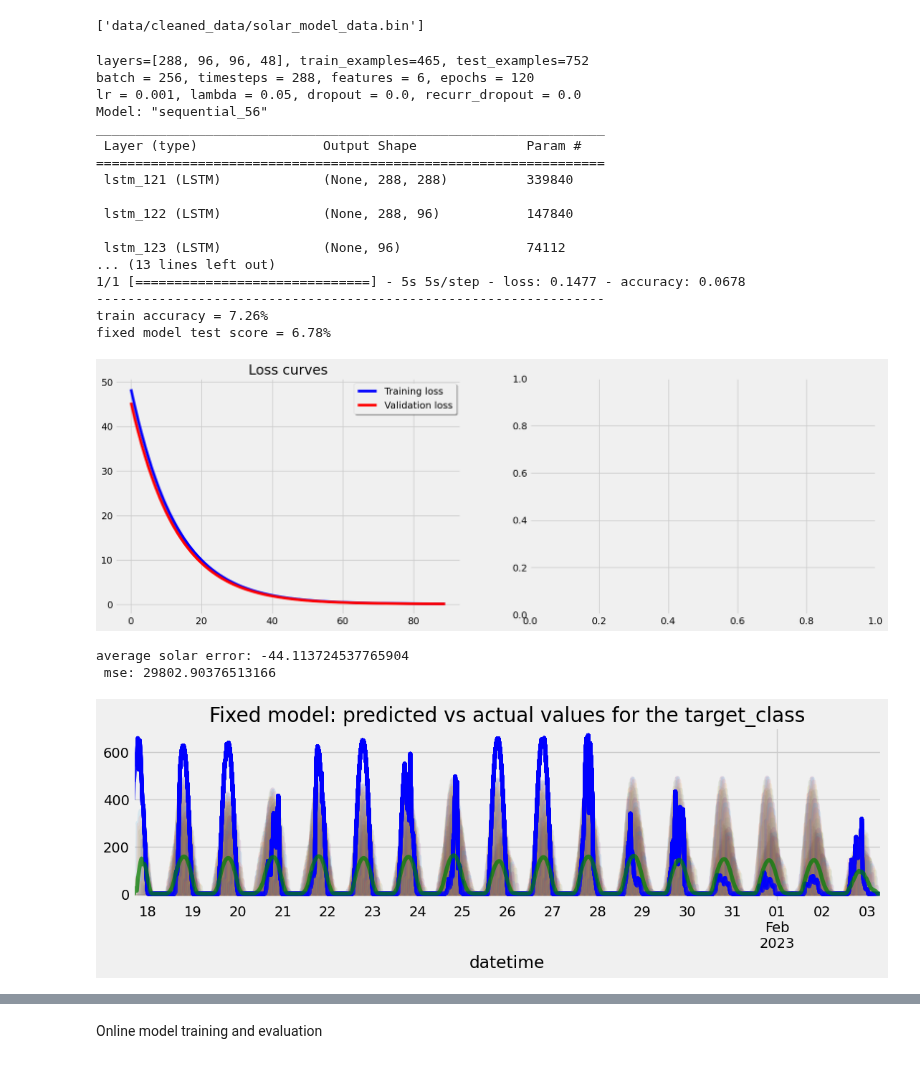
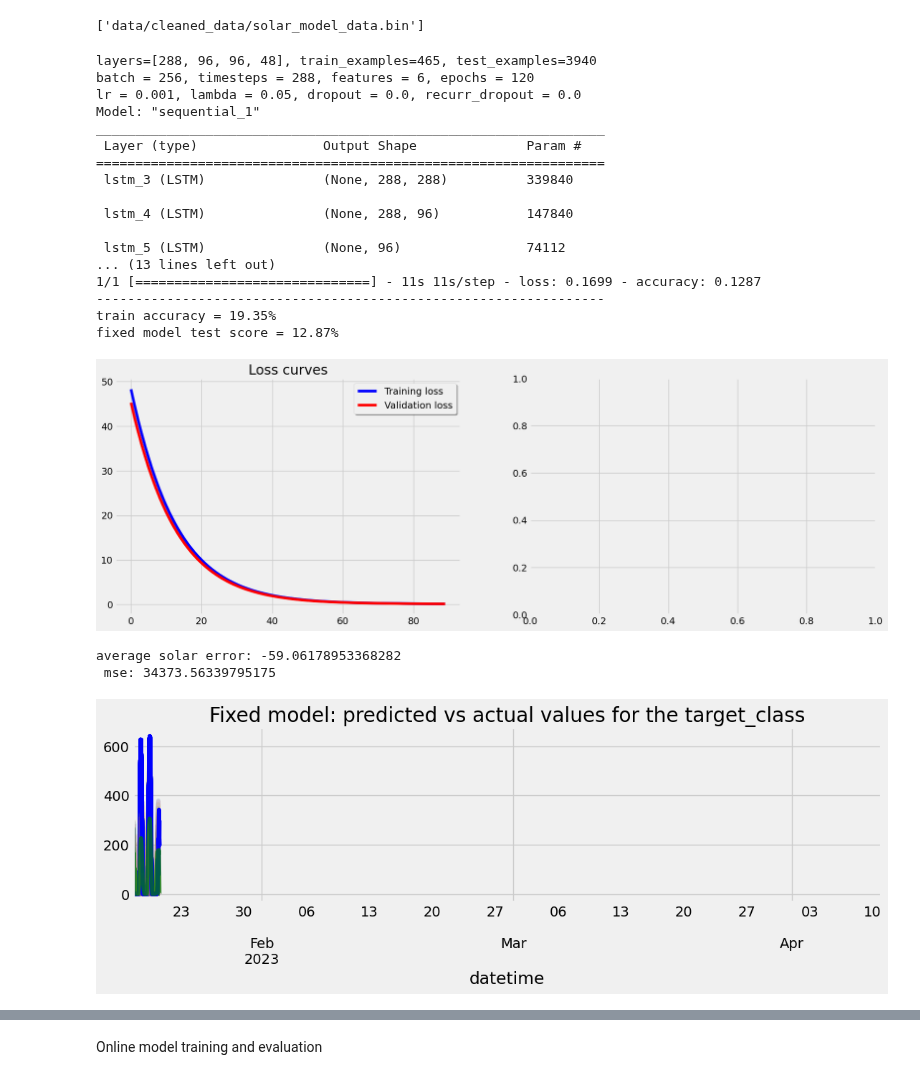
Before and after one commit to Muckthebuck/2023-Energy-kit, a Jupyter notebook: [Austin]solar_temp_predictions.ipynb, the cells around one changed output, grey strips where cells are left out. Saved outputs shown, nothing was run; the diff lists cells and outputs as text; code cells hidden in the pictures.

Commit message:
models and dataset updated

```diff
--- a/[Austin]solar_temp_predictions.ipynb
+++ b/[Austin]solar_temp_predictions.ipynb
@@ -395,7 +415,7 @@ plt.show()
 # Plot predictions vs actual labels for fixed model
 
 ## for large amount
-fixed_predict = model.predict_on_batch(X_test)
+fixed_predict = model.predict_on_batch(X_test[:96])
 j = 0
 fig, ax = plt.subplots(figsize=(12, 3))
 ax.set_title('Fixed model: predicted vs actual values for the target_class')
@@ -412,44 +432,44 @@ for i in range(fixed_predict.shape[0]):
     actual  = y_test[i]*1000
     index = test_labels.iloc[i:i+actual.shape[0]].index
 
     # print(fixed_predict)
     dff1 = pd.DataFrame({f'predicted': averaged.squeeze()}, index=index)
 
     # Assuming dff1 and dff2 are two dataframes with different index lengths
     # Join the two dataframes on their index
     dff_avg = dff_avg.join(dff1, how='left', rsuffix=f'_{i}')
     dff2 = pd.DataFrame({'actual': actual.squeeze()}, index=index)
     dff1.plot(ax=ax, alpha=0.1, legend=False)
     dff2.plot(ax=ax, alpha=0.7, color='blue', legend=False)
     avg_temperr +=np.mean(dff1['predicted']-dff2['actual'])
     avg_mse +=mean_squared_error(dff1['predicted'], dff2['actual'])
 dff_avg= dff_avg.mean(axis=1)
 dff_avg.plot(ax=ax, alpha=0.7, color='green', legend=False)
 print(f"average solar error: {avg_temperr/fixed_predict.shape[0]}")
 print(f" mse: {avg_mse/fixed_predict.shape[0]}")
 plt.show()
 # %% [output]
-layers=[288, 96, 96, 48], train_examples=465, test_examples=752
+layers=[288, 96, 96, 48], train_examples=465, test_examples=3940
 batch = 256, timesteps = 288, features = 6, epochs = 120
 lr = 0.001, lambda = 0.05, dropout = 0.0, recurr_dropout = 0.0
-Model: "sequential_56"
+Model: "sequential_1"
 _________________________________________________________________
  Layer (type)                Output Shape              Param #
 =================================================================
- lstm_121 (LSTM)             (None, 288, 288)          339840
+ lstm_3 (LSTM)               (None, 288, 288)          339840
 
- lstm_122 (LSTM)             (None, 288, 96)           147840
+ lstm_4 (LSTM)               (None, 288, 96)           147840
 
- lstm_123 (LSTM)             (None, 96)                74112
+ lstm_5 (LSTM)               (None, 96)                74112
 ... (13 lines left out)
-1/1 [==============================] - 5s 5s/step - loss: 0.1477 - accuracy: 0.0678
+1/1 [==============================] - 11s 11s/step - loss: 0.1699 - accuracy: 0.1287
 -----------------------------------------------------------------
-train accuracy = 7.26%
-fixed model test score = 6.78%
+train accuracy = 19.35%
+fixed model test score = 12.87%
 [figure]
-average solar error: -44.113724537765904
- mse: 29802.90376513166
+average solar error: -59.06178953368282
+ mse: 34373.56339795175
-[figure, old version]
+[figure, new version]
 # %%
 j = 0
 fig, ax = plt.subplots(figsize=(12, 3))
```
Also changed, not shown: parts of 10 cells of this notebook, 12 other files.
